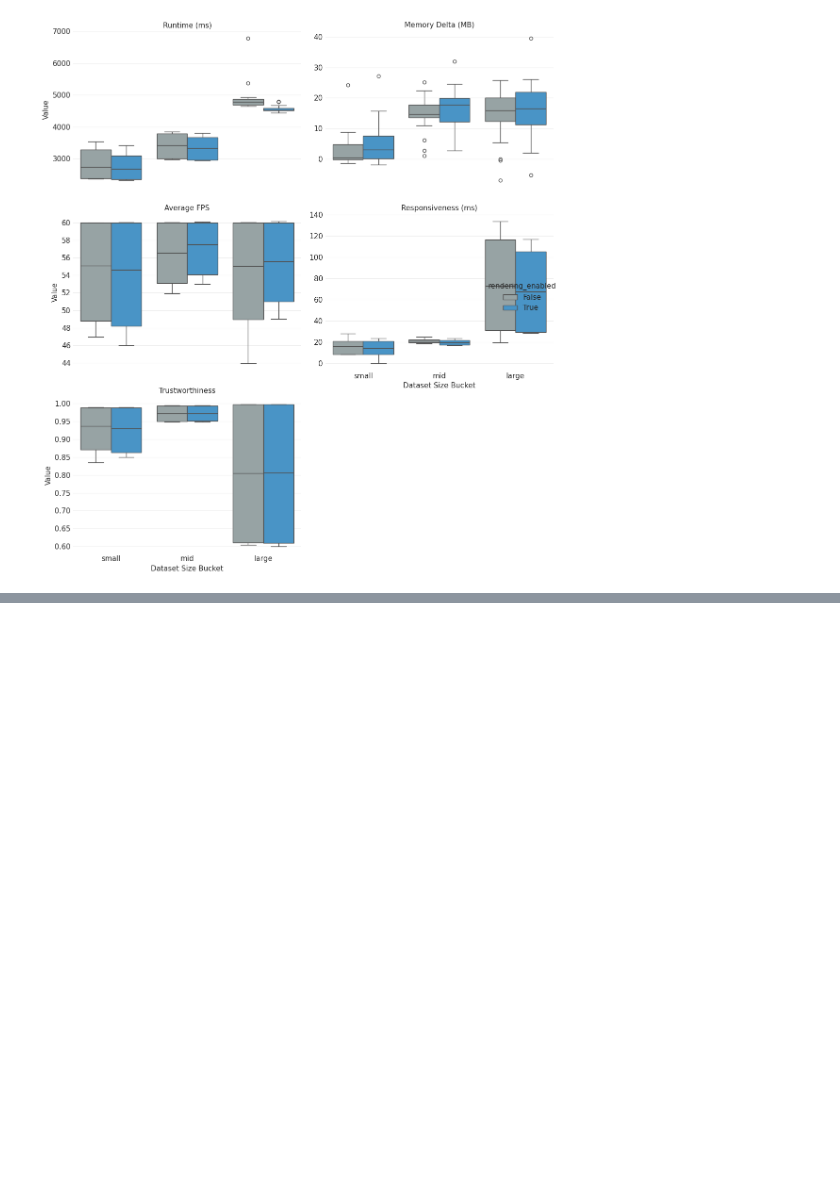
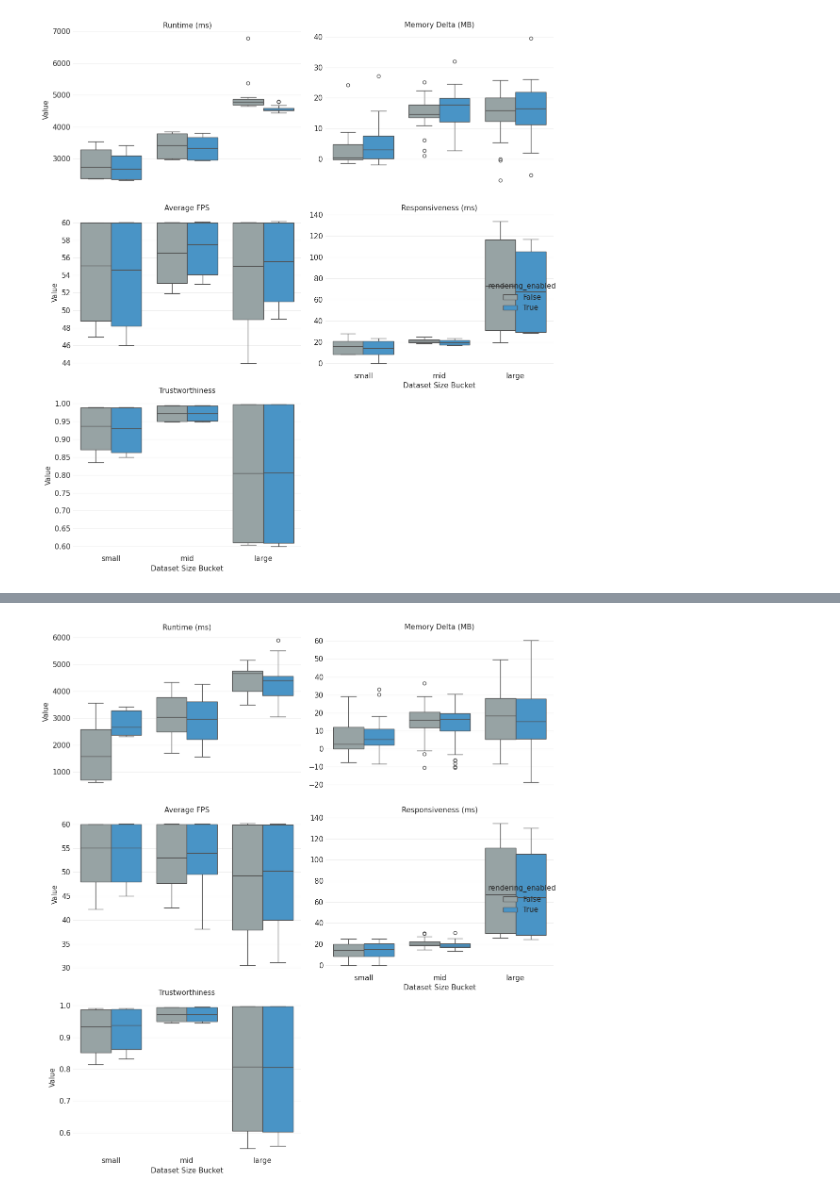
Before and after one commit to elarsaks/umap-bench, a Jupyter notebook: bench/analysis/new_analysis.ipynb, the cells around one changed output, grey strips where cells are left out. Drawn from its saved outputs; the diff is of its cells as text; code cells hidden in the pictures; blank space fills up the shorter version.

Commit message:
Rendering enabled comparison for the WASM all features.

```diff
--- a/bench/analysis/new_analysis.ipynb
+++ b/bench/analysis/new_analysis.ipynb
@@ -188,7 +188,11 @@ else:
 
         # Prepare data for plotting
         data_with_render = df_baseline[df_baseline['rendering_enabled'] == True][metric_col].dropna()
+        if metric_col == 'fps_avg':
+            data_with_render = data_with_render[data_with_render != 0]
         data_without_render = df_baseline[df_baseline['rendering_enabled'] == False][metric_col].dropna()
+        if metric_col == 'fps_avg':
+            data_without_render = data_without_render[data_without_render != 0]
 
         # Create box plot
         box_data = [data_with_render, data_without_render]
@@ -363,6 +367,11 @@ long_df = plot_df.melt(
     value_name='value'
 )
 long_df = long_df.dropna(subset=['value'])
+# Exclude zero/negative FPS values from plots
+long_df.loc[long_df['metric'] == 'fps_avg', 'value'] = pd.to_numeric(
+    long_df.loc[long_df['metric'] == 'fps_avg', 'value'], errors='coerce'
+)
+long_df = long_df[~((long_df['metric'] == 'fps_avg') & (long_df['value'] <= 0))]
 long_df['metric_label'] = long_df['metric'].map(metric_label_map)
 
 # Faceted boxplots
@@ -392,0 +604,56 @@ plt.show()
+# %%
+# Visualize UI metrics by dataset size bucket and rendering state (WASM-enabled)
+
+# Prepare long-form data
+plot_df = df_wasm.copy()
+
+# Ensure size_bucket exists
+if 'size_bucket' not in plot_df.columns:
+    labels = ['small', 'mid', 'large']
+    try:
+        plot_df['size_bucket'] = pd.qcut(plot_df['dataset_size'], q=[0, 1/3, 2/3, 1], labels=labels)
+    except Exception:
+        plot_df['size_bucket'] = pd.cut(plot_df['dataset_size'], bins=3, labels=labels)
+
+metric_cols = [m[0] for m in metrics_to_plot_wasm]
+metric_label_map = dict(metrics_to_plot_wasm)
+
+long_df = plot_df.melt(
+    id_vars=['size_bucket', 'rendering_enabled'],
+    value_vars=metric_cols,
+    var_name='metric',
+    value_name='value'
+)
+long_df = long_df.dropna(subset=['value'])
+# Exclude zero/negative FPS values from plots
+long_df.loc[long_df['metric'] == 'fps_avg', 'value'] = pd.to_numeric(
+    long_df.loc[long_df['metric'] == 'fps_avg', 'value'], errors='coerce'
+)
+long_df = long_df[~((long_df['metric'] == 'fps_avg') & (long_df['value'] <= 0))]
+long_df['metric_label'] = long_df['metric'].map(metric_label_map)
+
+# Faceted boxplots
+sns.set_style('whitegrid')
+g = sns.catplot(
+    data=long_df,
+    x='size_bucket',
+    y='value',
+    hue='rendering_enabled',
+    col='metric_label',
+    kind='box',
+    col_wrap=2,
+    sharey=False,
+    height=4,
+    aspect=1.2,
+    palette={True: '#3498db', False: '#95a5a6'}
+)
+
+g.set_titles('{col_name}')
+g.set_axis_labels('Dataset Size Bucket', 'Value')
+for ax in g.axes.flat:
+    ax.grid(True, axis='y', alpha=0.3)
+
+plt.tight_layout()
+plt.show()
+# %% [output]
+[figure, added]
```
Also changed, not shown: parts of 2 cells of this notebook.
